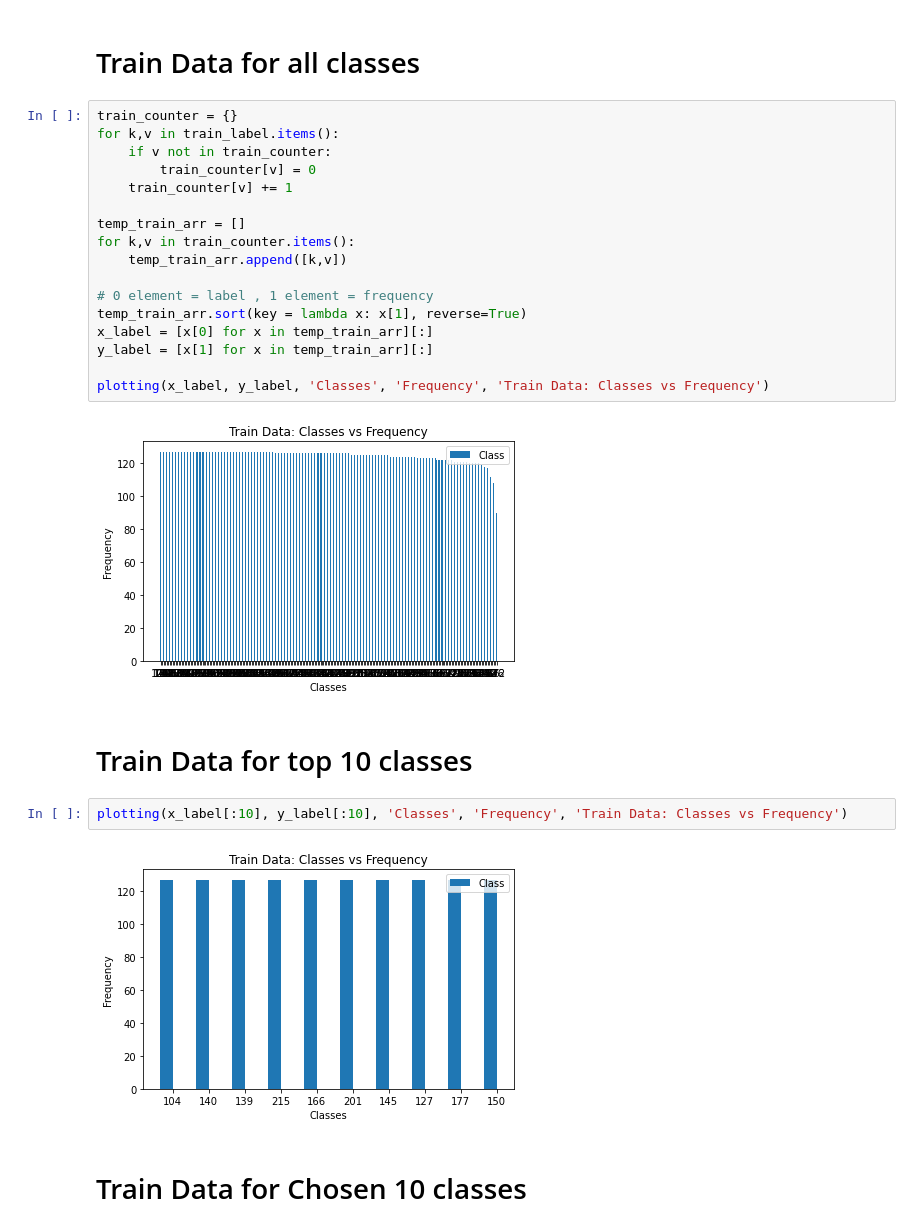
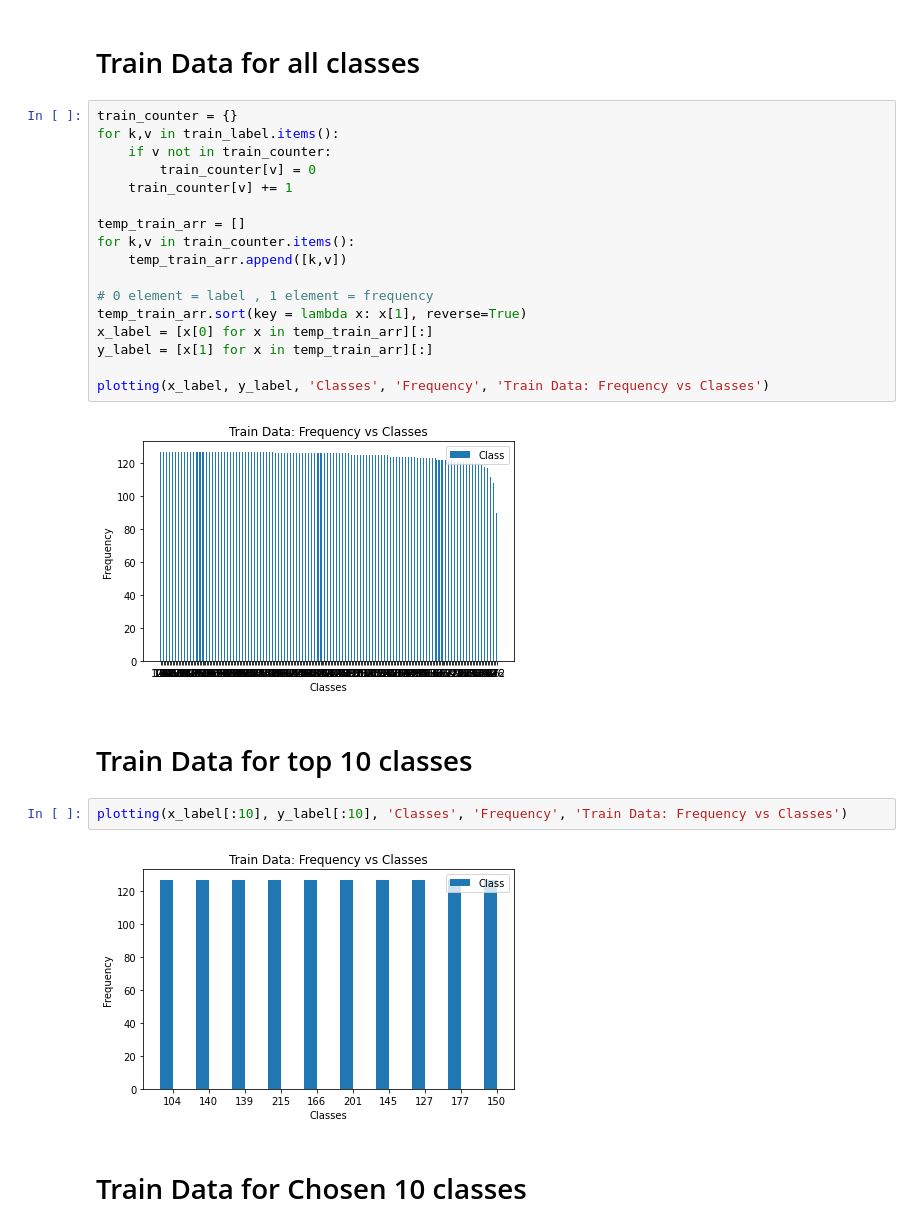
Before and after one commit to LinHuiqing/signo-lingo, a Jupyter notebook: src/Exploratory Data Analysis.ipynb, the cells around one changed output. Saved outputs shown, nothing was run; the diff lists cells and outputs as text.

Commit message:
fix: graph title naming convention (#14)

```diff
--- a/src/Exploratory Data Analysis.ipynb
+++ b/src/Exploratory Data Analysis.ipynb
@@ -79,28 +79,28 @@ def plotting(x_label, y_label, x_axis, y_axis, title):
 # %%
 train_counter = {}
 for k,v in train_label.items():
     if v not in train_counter:
         train_counter[v] = 0
     train_counter[v] += 1
 
 temp_train_arr = []
 for k,v in train_counter.items():
     temp_train_arr.append([k,v])
 
 # 0 element = label , 1 element = frequency
 temp_train_arr.sort(key = lambda x: x[1], reverse=True)
 x_label = [x[0] for x in temp_train_arr][:]
 y_label = [x[1] for x in temp_train_arr][:]
 
-plotting(x_label, y_label, 'Classes', 'Frequency', 'Train Data: Classes vs Frequency')
+plotting(x_label, y_label, 'Classes', 'Frequency', 'Train Data: Frequency vs Classes')
 # %% [output]
-[figure, old version]
+[figure, new version]
 # %% [markdown]
 # Train Data for top 10 classes
 # %%
-plotting(x_label[:10], y_label[:10], 'Classes', 'Frequency', 'Train Data: Classes vs Frequency')
+plotting(x_label[:10], y_label[:10], 'Classes', 'Frequency', 'Train Data: Frequency vs Classes')
 # %% [output]
-[figure, old version]
+[figure, new version]
 # %% [markdown]
 # Train Data for Chosen 10 classes
 # %%
```
Also changed, not shown: parts of 13 cells of this notebook.
